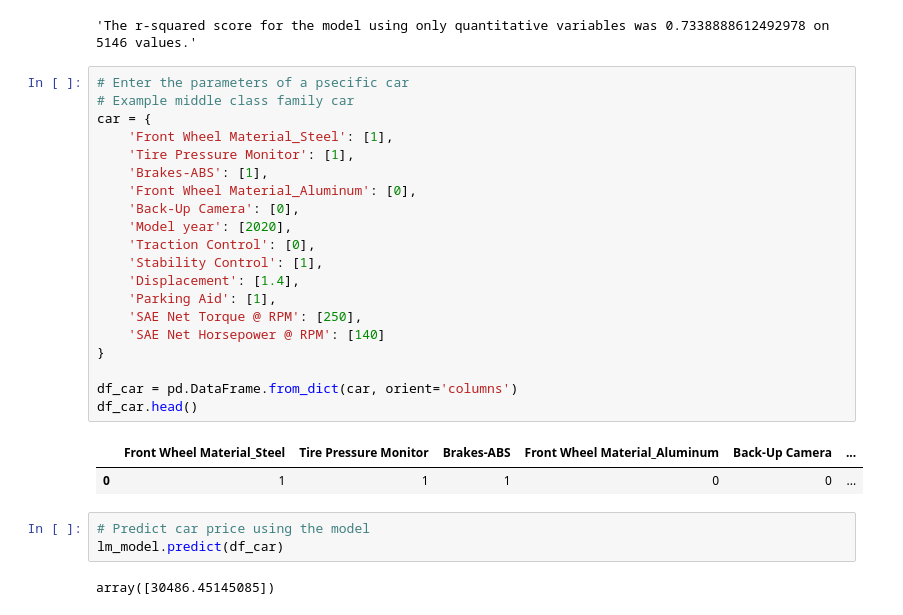
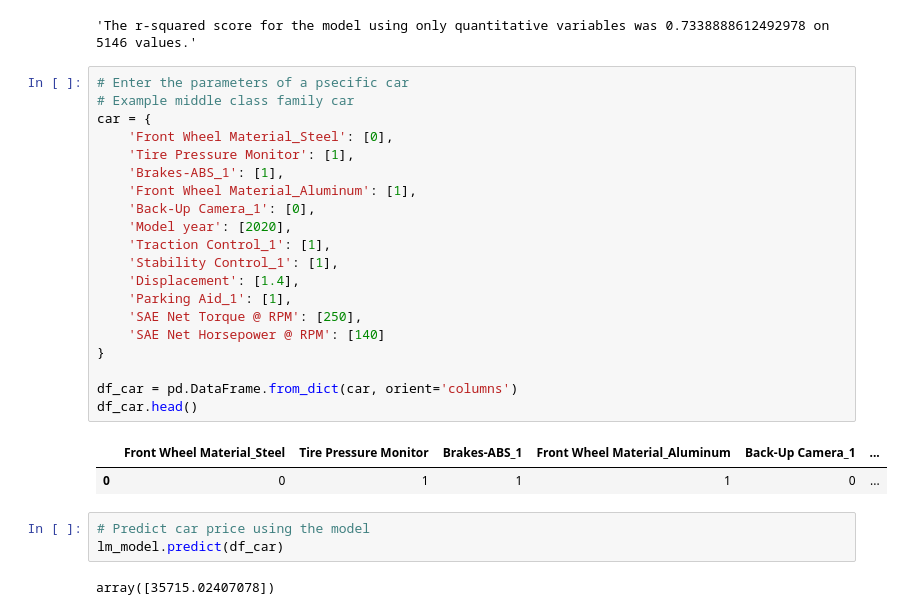
Before and after one commit to taagitacc/car-price-factors, a Jupyter notebook: price_analysis.ipynb, the cells around one changed output. Saved outputs shown, nothing was run; the diff lists cells and outputs as text.

```diff
--- a/price_analysis.ipynb
+++ b/price_analysis.ipynb
@@ -433,28 +433,28 @@ y_test_preds = lm_model.predict(X_test)
 # %%
 # Enter the parameters of a psecific car
 # Example middle class family car
 car = {
-    'Front Wheel Material_Steel': [1],
+    'Front Wheel Material_Steel': [0],
     'Tire Pressure Monitor': [1],
-    'Brakes-ABS': [1],
-    'Front Wheel Material_Aluminum': [0],
-    'Back-Up Camera': [0],
+    'Brakes-ABS_1': [1],
+    'Front Wheel Material_Aluminum': [1],
+    'Back-Up Camera_1': [0],
     'Model year': [2020],
-    'Traction Control': [0],
-    'Stability Control': [1],
+    'Traction Control_1': [1],
+    'Stability Control_1': [1],
     'Displacement': [1.4],
-    'Parking Aid': [1],
+    'Parking Aid_1': [1],
     'SAE Net Torque @ RPM': [250],
     'SAE Net Horsepower @ RPM': [140]
 }
 
 df_car = pd.DataFrame.from_dict(car, orient='columns')
 df_car.head()
 # %% [output]
-|  | Front Wheel Material_Steel | Tire Pressure Monitor | Brakes-ABS | Front Wheel Material_Aluminum | Back-Up Camera | ... |
-| 0 | 1 | 1 | 1 | 0 | 0 | ... |
+|  | Front Wheel Material_Steel | Tire Pressure Monitor | Brakes-ABS_1 | Front Wheel Material_Aluminum | Back-Up Camera_1 | ... |
+| 0 | 0 | 1 | 1 | 1 | 0 | ... |
 # %%
 # Predict car price using the model
 lm_model.predict(df_car)
 # %% [output]
-array([30486.45145085])
+array([35715.02407078])
```
Also changed, not shown: parts of 1 cell of this notebook.
